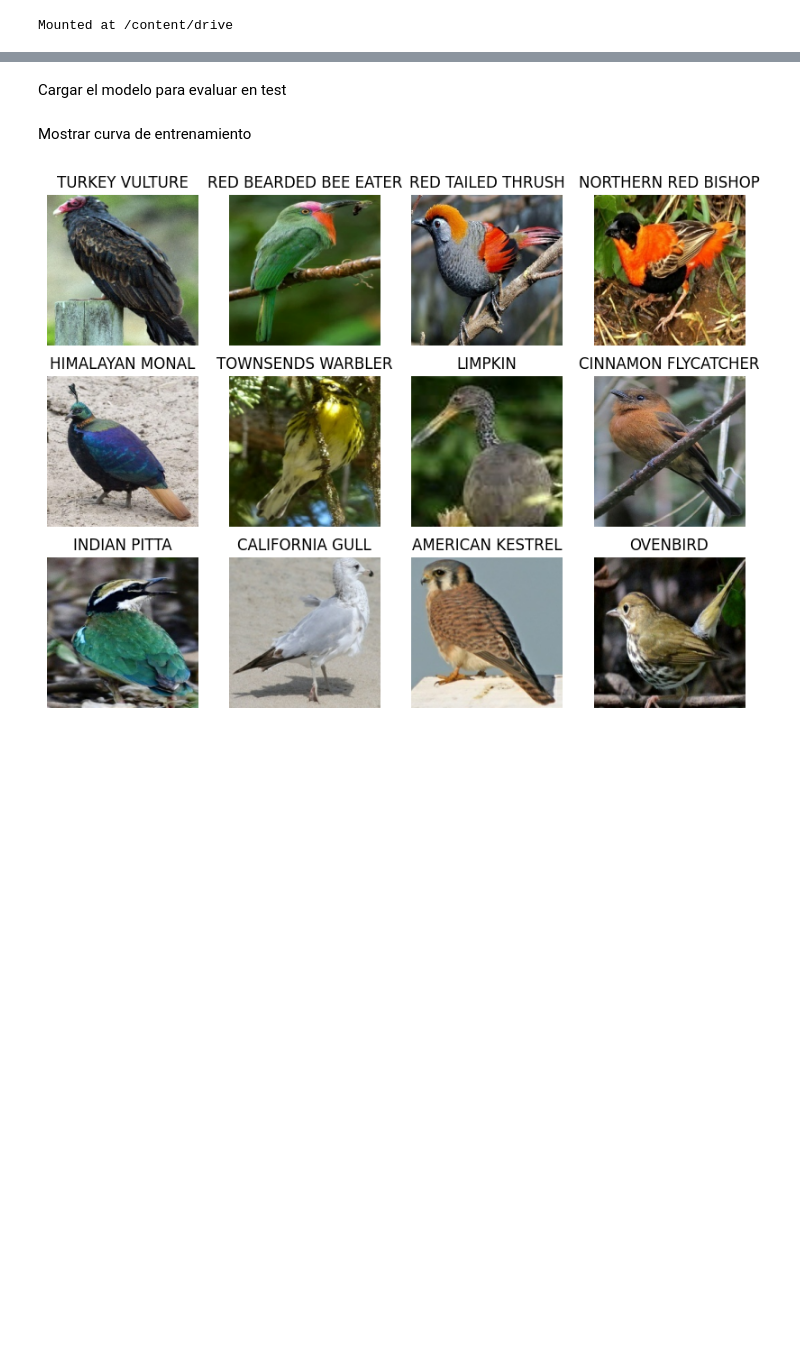
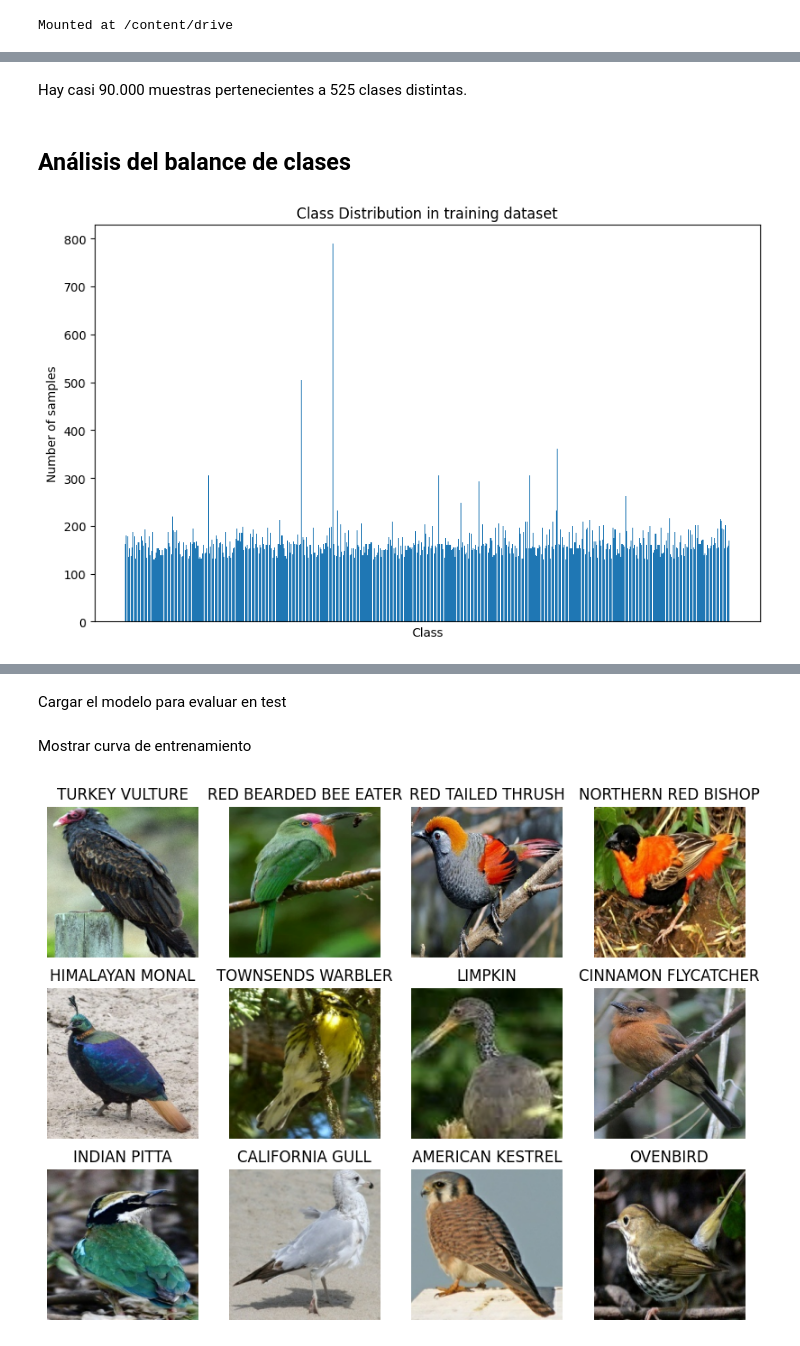
Before and after one commit to OscarVallsVIU/trabajo_final_RN, a Jupyter notebook: 07MIAR_Proyecto_Programacion.ipynb, the cells around one changed output, grey strips where cells are left out. Drawn from its saved outputs; the diff is of its cells as text; code cells hidden in the pictures; blank space fills up the shorter version.

```diff
--- a/07MIAR_Proyecto_Programacion.ipynb
+++ b/07MIAR_Proyecto_Programacion.ipynb
@@ -195,0 +193,26 @@ Requirement already satisfied: oauthlib>=3.0.0 in /usr/local/lib/python3.10/dist
+# %% [markdown]
+Hay casi 90.000 muestras pertenecientes a 525 clases distintas.
+# %% [markdown]
+## Análisis del balance de clases
+# %%
+dataset_path = 'my_dataset/train'
+
+# Get class names
+class_names = train_dataset.class_names
+
+# Count the number of samples in each class
+class_counts = {class_name: 0 for class_name in class_names}
+for root, dirs, files in os.walk(dataset_path):
+    for class_name in class_names:
+        if class_name in root:
+            class_counts[class_name] += len(files)
+# Plot the distribution
+plt.figure(figsize=(10, 6))
+plt.bar(class_counts.keys(), class_counts.values())
+plt.xlabel('Class')
+plt.ylabel('Number of samples')
+plt.title('Class Distribution in training dataset')
+plt.xticks([])
+plt.show()
+# %% [output]
+[figure, added]
```
Also changed, not shown: parts of 25 cells of this notebook.
